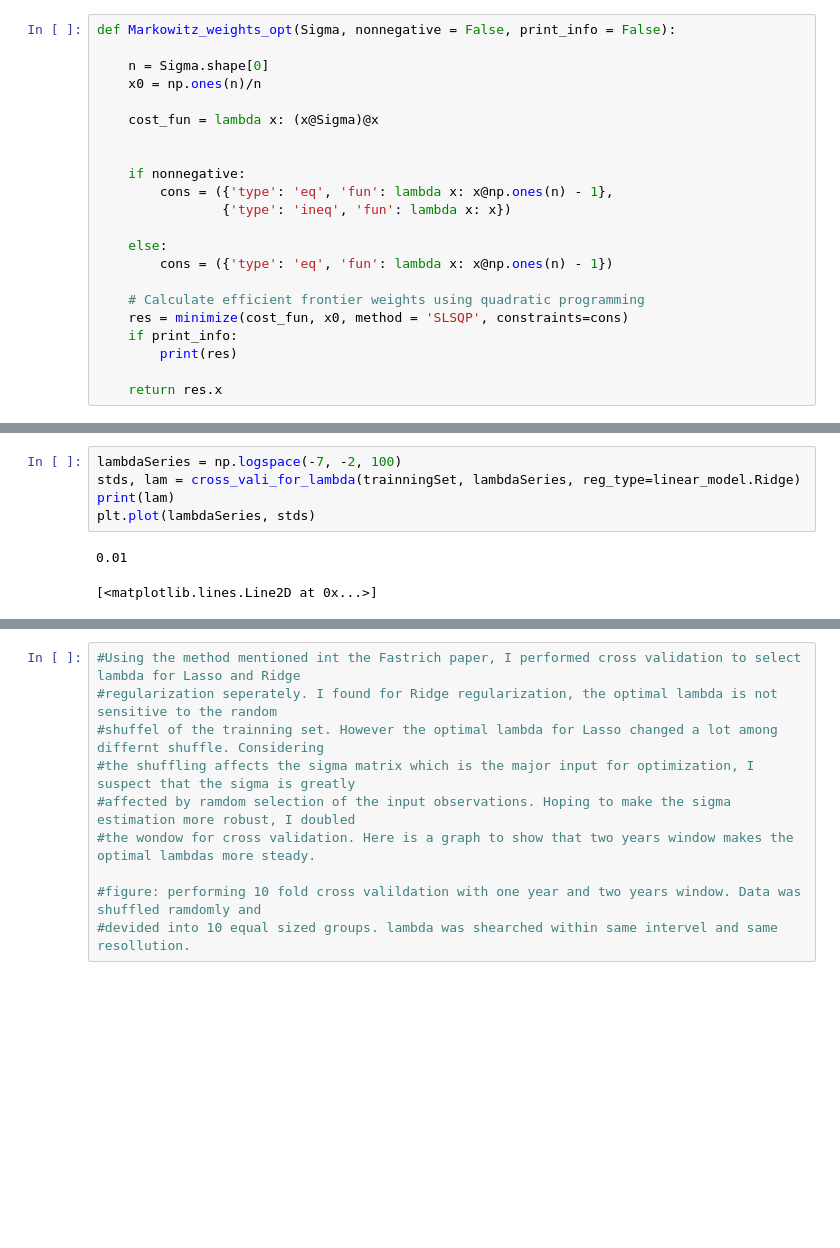
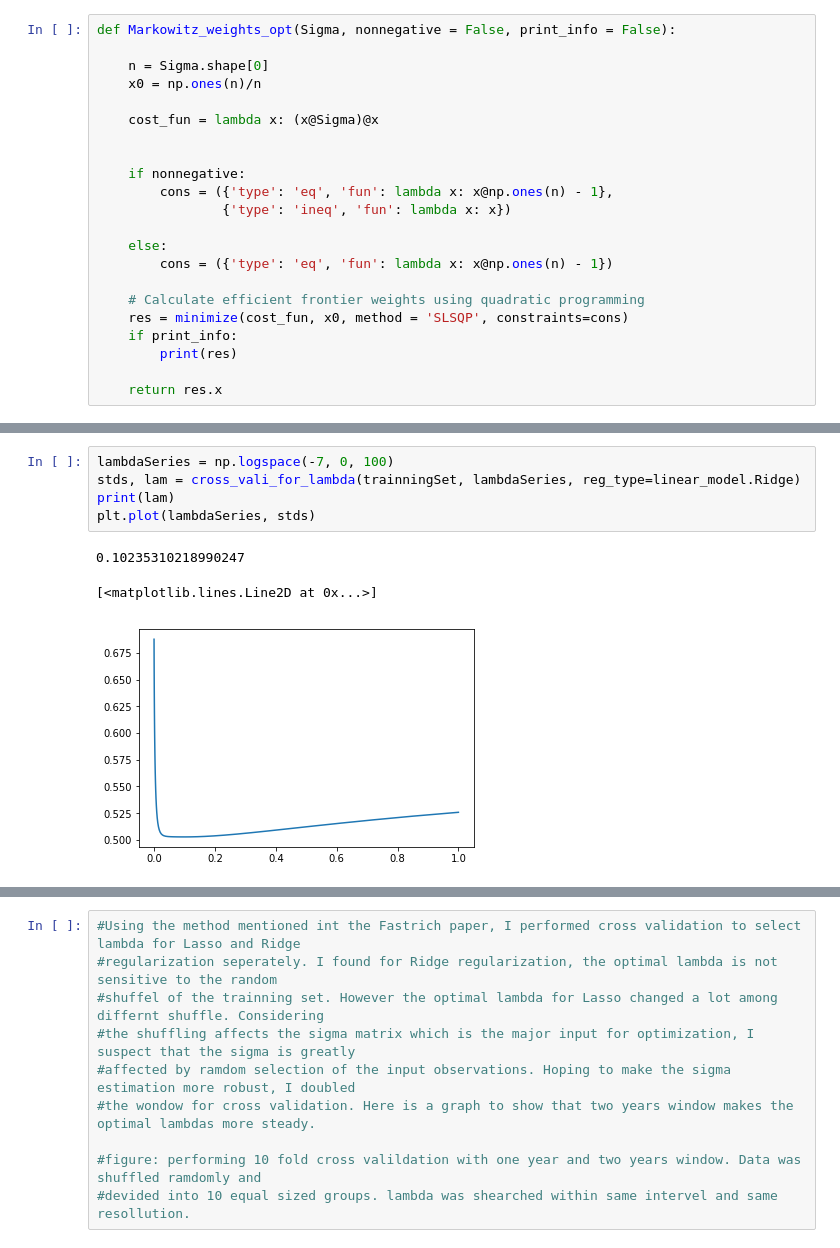
Before and after one commit to linsallyzhao/notebooks, a Jupyter notebook: ML_courseWork/48Industry_GMV_portfolio.ipynb, the cells around one changed output, grey strips where cells are left out. Cells and saved outputs as stored; diff of their text form; blank space fills up the shorter version.

```diff
--- a/ML_courseWork/48Industry_GMV_portfolio.ipynb
+++ b/ML_courseWork/48Industry_GMV_portfolio.ipynb
@@ -148,11 +325,12 @@ plt.show()
 # %%
-lambdaSeries = np.logspace(-7, -2, 100)
+lambdaSeries = np.logspace(-7, 0, 100)
 stds, lam = cross_vali_for_lambda(trainningSet, lambdaSeries, reg_type=linear_model.Ridge)
 print(lam)
 plt.plot(lambdaSeries, stds)
 # %% [output]
-0.01
+0.10235310218990247
 [<matplotlib.lines.Line2D at 0x...>]
+[figure, added]
 # %%
 lams_two = np.ones(20)
 
```
Also changed, not shown: parts of 30 cells of this notebook.
